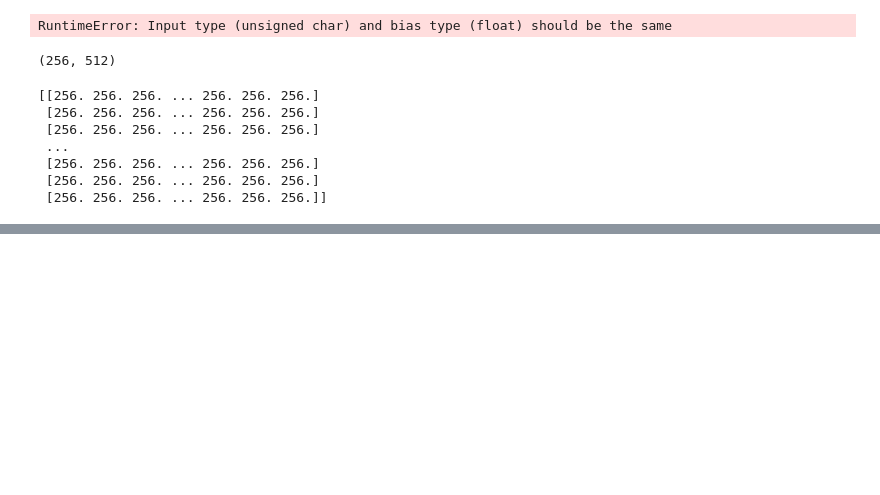
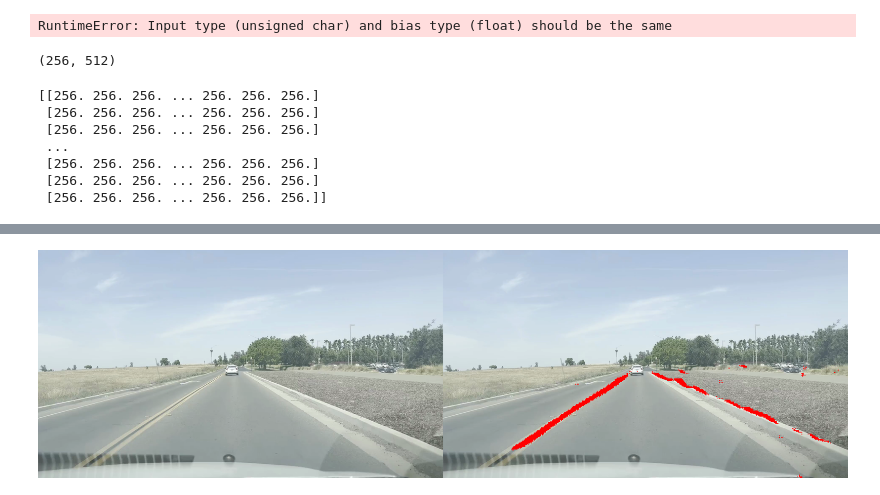
Before and after one commit to Duck1405/Autonomous-Bicycle, a Jupyter notebook: Useless/lanenet-lane-detection-pytorch/inference.ipynb, the cells around one changed output, grey strips where cells are left out. Cells and saved outputs as stored; diff of their text form; code cells hidden in the pictures; blank space fills up the shorter version.

```diff
--- a/Useless/lanenet-lane-detection-pytorch/inference.ipynb
+++ b/Useless/lanenet-lane-detection-pytorch/inference.ipynb
@@ -617,0 +643,15 @@ print(s)
+# %%
+# Load once; rerun this cell if you change the model or input settings.
+semantic_device = torch.device("cuda:0" if torch.cuda.is_available() else "cpu")
+semantic_model = LaneNet(arch=MODEL_TYPE)
+try:
+    semantic_weights = torch.load(MODEL_PATH, map_location=semantic_device, weights_only=True)
+except TypeError:
+    semantic_weights = torch.load(MODEL_PATH, map_location=semantic_device)
+semantic_model.load_state_dict(semantic_weights)
+semantic_model.eval().to(semantic_device)
+semantic_transform = A.Compose([
+    A.Resize(INPUT_HEIGHT, INPUT_WIDTH),
+    A.Normalize([0.485, 0.456, 0.406], [0.229, 0.224, 0.225]),
+    ToTensorV2(),
+])
@@ -617,0 +664,32 @@ print(s)
+# %%
+# Change VIDEO_PATH / FRAME_INDEX above and rerun this cell to view another frame.
+if not VIDEO_PATH or not Path(VIDEO_PATH).expanduser().is_file():
+    raise FileNotFoundError("Set VIDEO_PATH to an existing video file.")
+if not isinstance(FRAME_INDEX, int) or FRAME_INDEX < 0:
+    raise ValueError("FRAME_INDEX must be a nonnegative integer (0 is the first frame).")
+
+semantic_cap = cv2.VideoCapture(str(Path(VIDEO_PATH).expanduser()))
+try:
+    if not semantic_cap.isOpened():
+        raise RuntimeError(f"Cannot open video: {VIDEO_PATH}")
+    semantic_frame_count = int(semantic_cap.get(cv2.CAP_PROP_FRAME_COUNT))
+    if semantic_frame_count > 0 and FRAME_INDEX >= semantic_frame_count:
+        raise ValueError(f"FRAME_INDEX must be between 0 and {semantic_frame_count - 1}.")
+    if FRAME_INDEX > 0 and not semantic_cap.set(cv2.CAP_PROP_POS_FRAMES, FRAME_INDEX):
+        raise RuntimeError(f"Cannot seek to frame {FRAME_INDEX}.")
+    semantic_ok, semantic_bgr = semantic_cap.read()
+    if not semantic_ok:
+        raise RuntimeError(f"Cannot read frame {FRAME_INDEX}.")
+finally:
+    semantic_cap.release()
+
+semantic_rgb = cv2.cvtColor(semantic_bgr, cv2.COLOR_BGR2RGB)
+semantic_tensor = semantic_transform(image=semantic_rgb)["image"]
+semantic_overlay, semantic_mask = semantic_process_frame(
+    semantic_model, None, semantic_tensor, None, semantic_bgr,
+    semantic_device, SimpleNamespace(binary_threshold=BINARY_THRESHOLD),
+)
+semantic_comparison = np.hstack((semantic_bgr, semantic_overlay))
+display(Image.fromarray(cv2.cvtColor(semantic_comparison, cv2.COLOR_BGR2RGB)))
+# %% [output]
+[figure, added]
```
Also changed, not shown: parts of 3 cells of this notebook, 2 other files.
